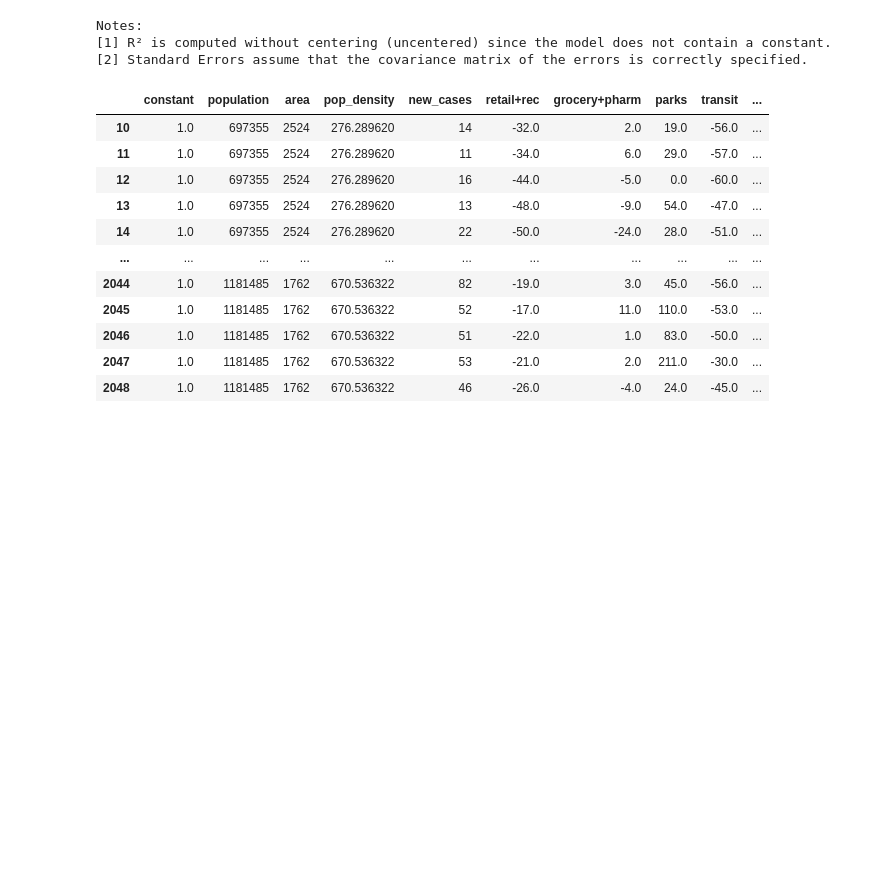
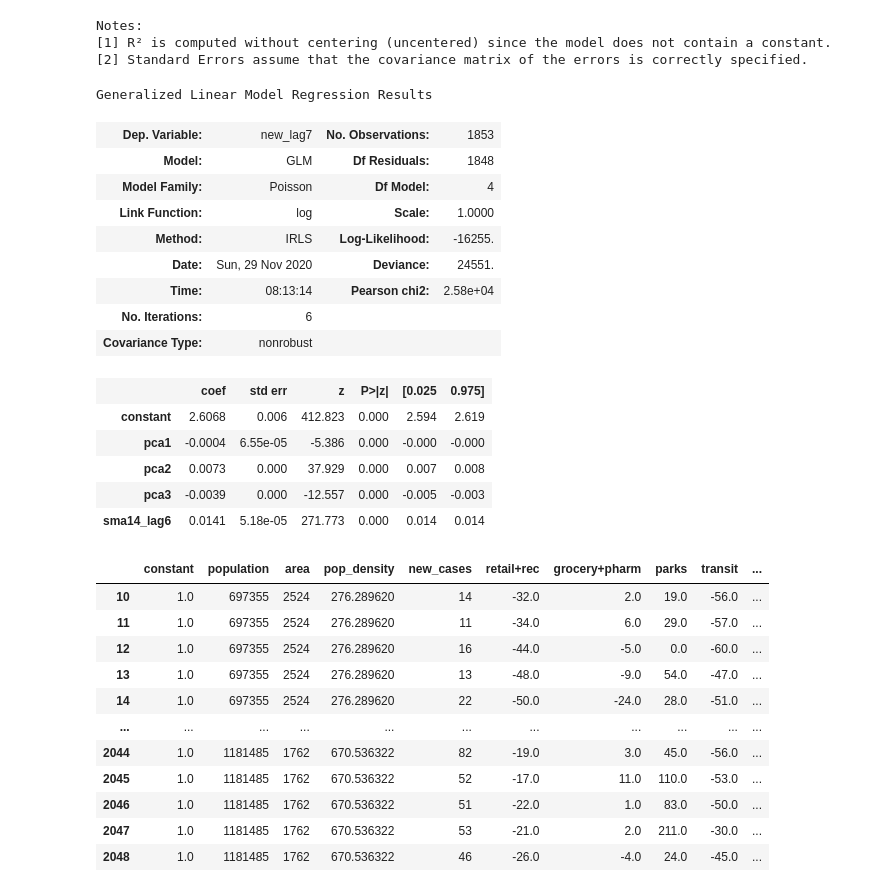
Before and after one commit to scbrock/covid_case_comp, a Jupyter notebook: COVID-19 Case Comp/Jupyter Notebooks/COVID_analysis_1.ipynb, the cells around one changed output. Cells and saved outputs as stored; diff of their text form; code cells hidden in the pictures; blank space fills up the shorter version.

```diff
--- a/COVID-19 Case Comp/Jupyter Notebooks/COVID_analysis_1.ipynb
+++ b/COVID-19 Case Comp/Jupyter Notebooks/COVID_analysis_1.ipynb
@@ -2599,6 +2599,26 @@ OLS Regression Results
 Notes:
 [1] R² is computed without centering (uncentered) since the model does not contain a constant.
 [2] Standard Errors assume that the covariance matrix of the errors is correctly specified.
+# %%
+m_pca_poi = sm.GLM(y_or_7.reset_index(drop=True), x_input, family=sm.families.Poisson()).fit()
+m_pca_poi.summary()
+# %% [output]
+Generalized Linear Model Regression Results
+| Dep. Variable: | new_lag7 | No. Observations: | 1853 |
+| Model: | GLM | Df Residuals: | 1848 |
+| Model Family: | Poisson | Df Model: | 4 |
+| Link Function: | log | Scale: | 1.0000 |
+| Method: | IRLS | Log-Likelihood: | -16255. |
+| Date: | Sun, 29 Nov 2020 | Deviance: | 24551. |
+| Time: | 08:13:14 | Pearson chi2: | 2.58e+04 |
+| No. Iterations: | 6 |  |  |
+| Covariance Type: | nonrobust |  |  |
+|  | coef | std err | z | P>|z| | [0.025 | 0.975] |
+| constant | 2.6068 | 0.006 | 412.823 | 0.000 | 2.594 | 2.619 |
+| pca1 | -0.0004 | 6.55e-05 | -5.386 | 0.000 | -0.000 | -0.000 |
+| pca2 | 0.0073 | 0.000 | 37.929 | 0.000 | 0.007 | 0.008 |
+| pca3 | -0.0039 | 0.000 | -12.557 | 0.000 | -0.005 | -0.003 |
+| sma14_lag6 | 0.0141 | 5.18e-05 | 271.773 | 0.000 | 0.014 | 0.014 |
 # %%
 X_or
 # %% [output]
```
